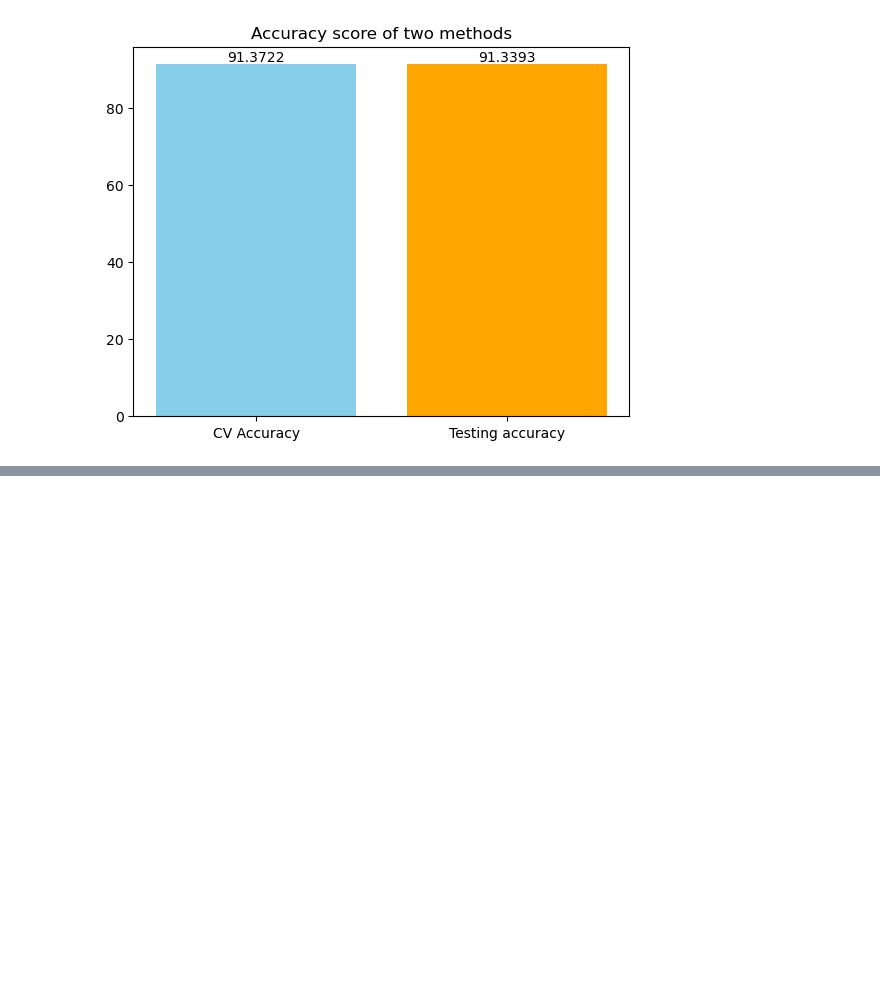
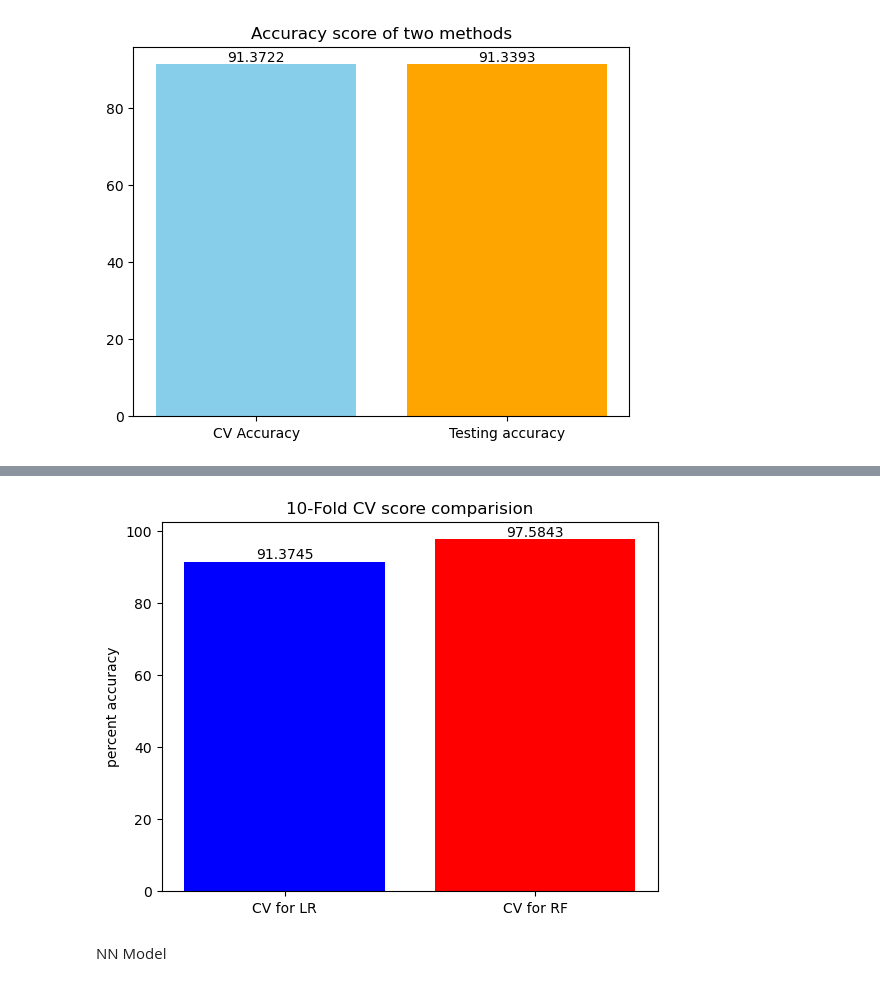
Before and after one commit to simplyshree/ECG-Signal-Processing-for-Arrhythmia-Detection, a Jupyter notebook: main.ipynb, the cells around one changed output, grey strips where cells are left out. Drawn from its saved outputs; the diff is of its cells as text; code cells hidden in the pictures; blank space fills up the shorter version.

```diff
--- a/main.ipynb
+++ b/main.ipynb
@@ -239,0 +286,10 @@ plt.bar_label(bars)
+# %%
+nbars = plt.bar(['CV for LR','CV for RF'], [cvn_scores.mean()*100 , cv_rfscores.mean()*100], color = ['blue','red'])
+plt.title("10-Fold CV score comparision")
+plt.bar_label(nbars)
+plt.ylabel('percent accuracy')
+plt.show()
+# %% [output]
+[figure, added]
+# %% [markdown]
+NN Model
```
Also changed, not shown: parts of 8 cells of this notebook.
